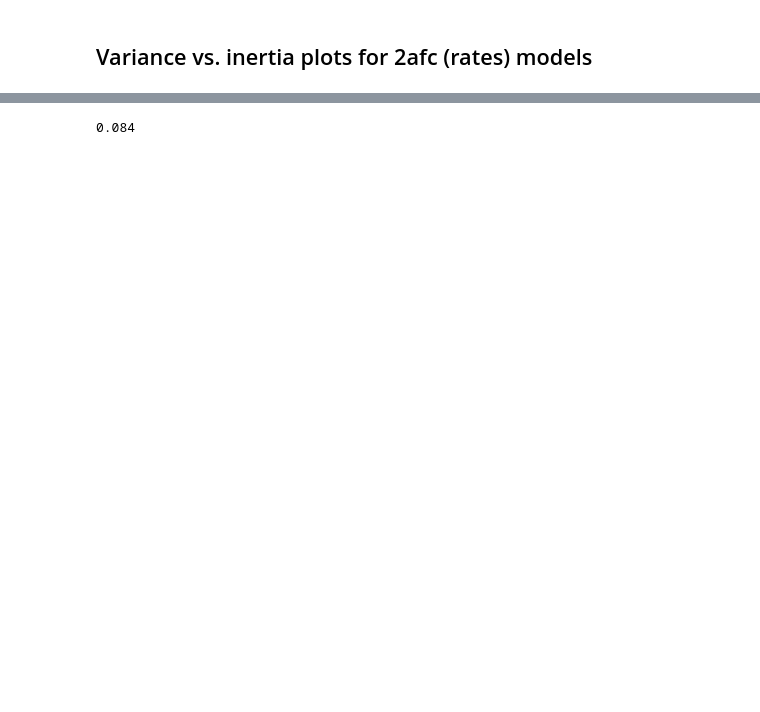
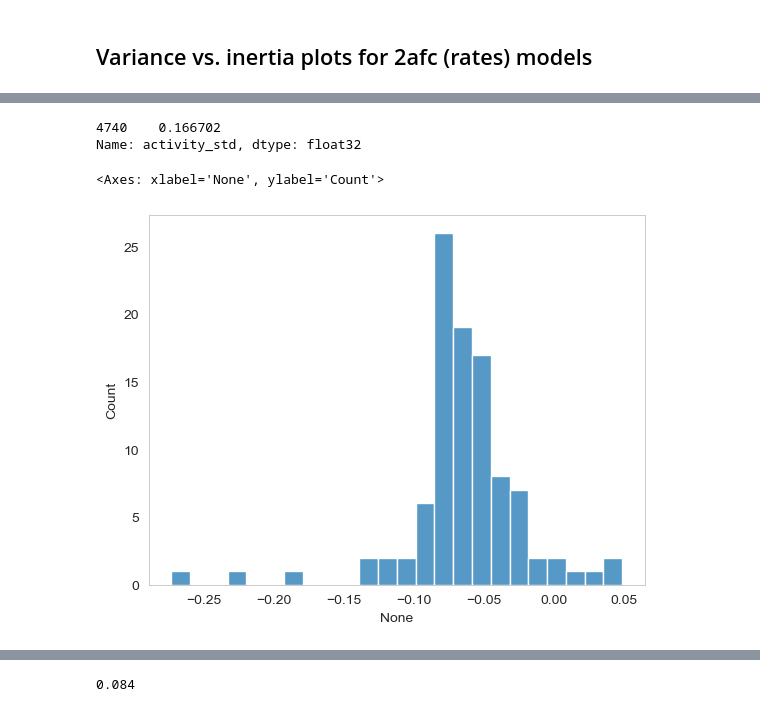
Before and after one commit to cmlangdon/embedding_dimension, a Jupyter notebook: RNN/Notebooks/Figure_2afc_var_inertia.ipynb, the cells around one changed output, grey strips where cells are left out. Saved outputs shown, nothing was run; the diff lists cells and outputs as text; code cells hidden in the pictures; blank space fills up the shorter version.

```diff
--- a/RNN/Notebooks/Figure_2afc_var_inertia.ipynb
+++ b/RNN/Notebooks/Figure_2afc_var_inertia.ipynb
@@ -274,0 +220,43 @@ responses = responses[~np.isnan(responses).any(axis=1)]
+# %%
+## RESPONSE MATRIX
+model_data = df[df.model_id=='fvYe0Poa']
+net = Net(n=100,input_size = 2,dale=False)
+net.recurrent_layer.weight.data = torch.tensor(model_data['w_rec'].item())
+net.recurrent_layer.bias.data = torch.tensor(model_data['bias'].item())
+net.input_layer.weight.data = torch.tensor(model_data['w_in'].item())
+net.output_layer.weight.data = torch.tensor(model_data['w_out'].item())
+net.sigma_rec = 0.
+variance = model_data['var'].item()
+u, z, mask, conditions  = generate_trials(
+                            n_trials=25)
+x = net(u).detach().cpu().numpy()
+# activity_std = torch.std(torch.mean(x, dim=[0, 1])).detach().cpu().numpy() / torch.mean(torch.mean(x, dim=[0, 1])).detach().cpu().numpy()
+
+rows = []
+for k in range(u.shape[0]):
+    rows.append({'trial': k,
+                 'motion': conditions[k]['motion_coh'],
+                 'response': x[k, :, :]})
+df = pd.DataFrame(rows)
+df = df.groupby(['motion']).response.apply(lambda r: np.mean(np.stack(r), axis=0)).reset_index()
+
+#df = df.groupby('motion').response.apply(lambda r: np.mean(np.stack(r), axis=0)).reset_index()
+responses = np.stack(df.response.values)
+responses = responses.reshape(-1, responses.shape[2]).T
+
+responses = responses[np.mean(responses, axis=1) >.025, :]
+
+# z_score
+responses = (responses - np.mean(responses, axis=1, keepdims=True)) / np.std(responses, axis=1, keepdims=True)
+responses = responses[~np.isnan(responses).any(axis=1)]
+# %%
+model_data['activity_std']
+# %% [output]
+4740    0.166702
+Name: activity_std, dtype: float32
+# %%
+plt.figure()
+sns.histplot(x = torch.diag(net.recurrent_layer.weight.data))
+# %% [output]
+<Axes: xlabel='None', ylabel='Count'>
+[figure, added]
```
Also changed, not shown: parts of 23 cells of this notebook.
